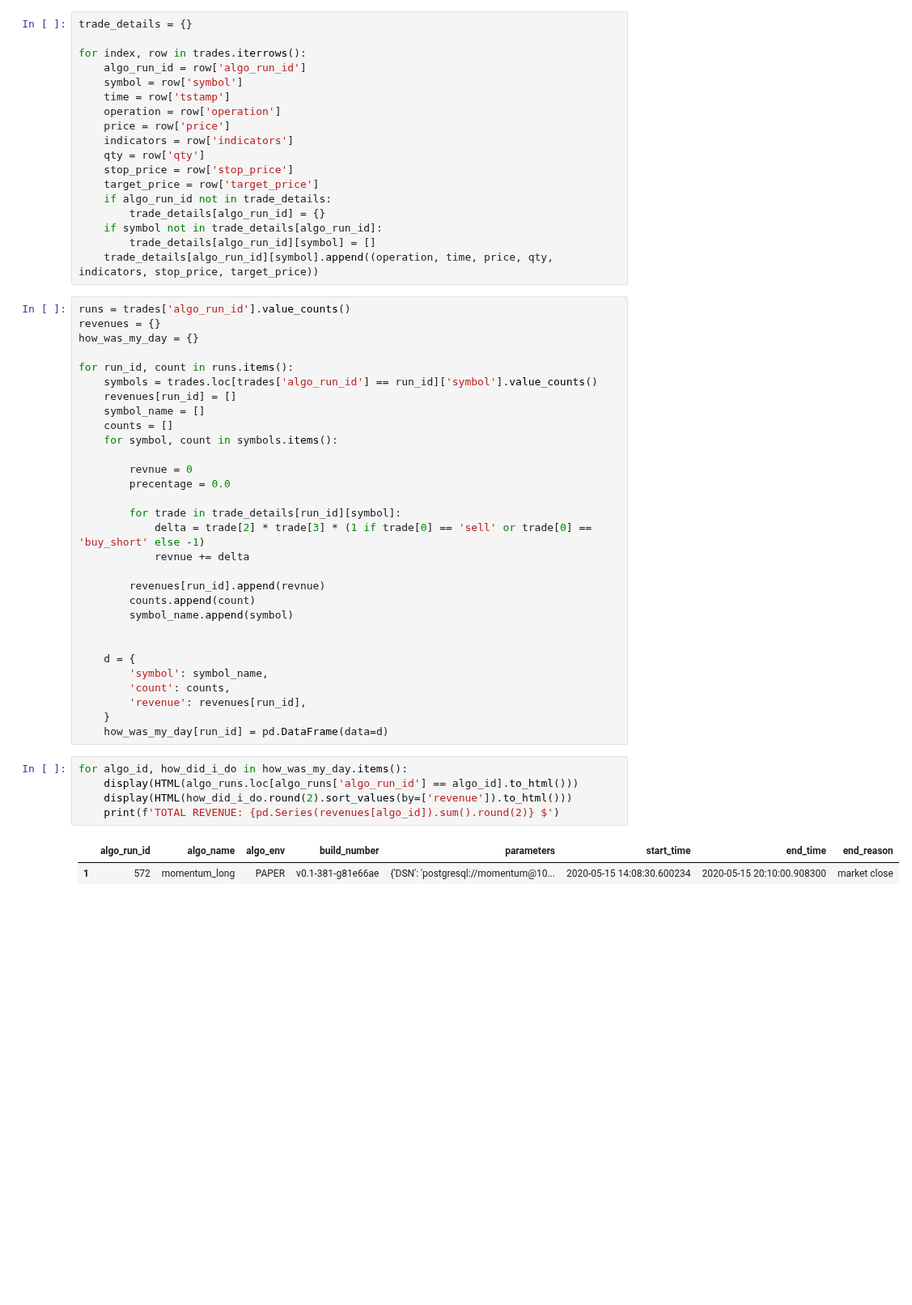
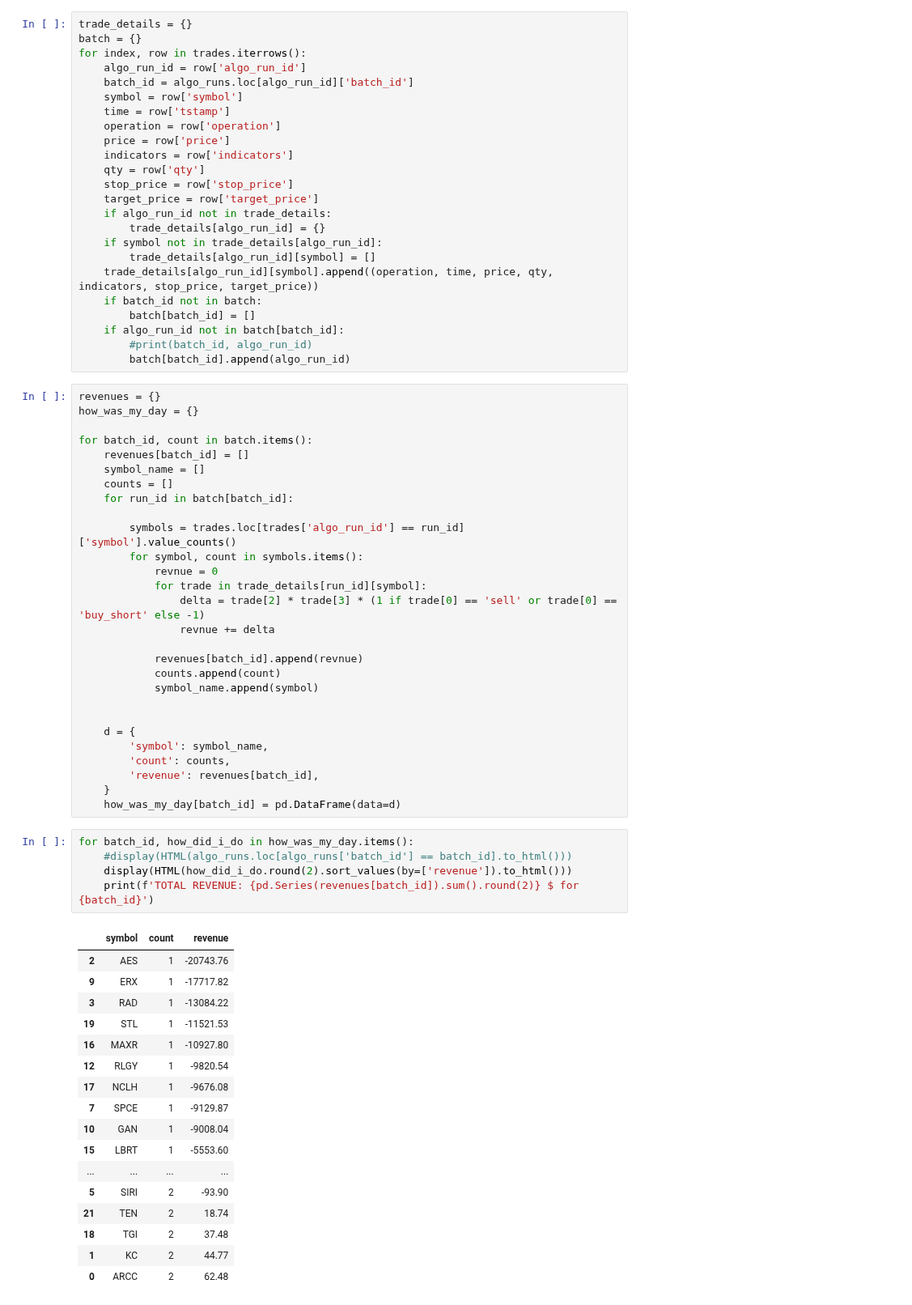
Before and after one commit to amor71/LiuAlgoTrader, a Jupyter notebook: analyis_notebooks/portfolio_performance_analysis.ipynb, the cells around one changed output. Shown at 81% size. Saved outputs shown, nothing was run; the diff lists cells and outputs as text; blank space fills up the shorter version.

```diff
--- a/analyis_notebooks/portfolio_performance_analysis.ipynb
+++ b/analyis_notebooks/portfolio_performance_analysis.ipynb
@@ -56,8 +94,9 @@ trades
 # %%
 trade_details = {}
-
+batch = {}
 for index, row in trades.iterrows():
     algo_run_id = row['algo_run_id']
+    batch_id = algo_runs.loc[algo_run_id]['batch_id']
     symbol = row['symbol']
     time = row['tstamp']
     operation = row['operation']
@@ -71,41 +110,59 @@ for index, row in trades.iterrows():
     if symbol not in trade_details[algo_run_id]:
         trade_details[algo_run_id][symbol] = []
     trade_details[algo_run_id][symbol].append((operation, time, price, qty, indicators, stop_price, target_price))
+    if batch_id not in batch:
+        batch[batch_id] = []
+    if algo_run_id not in batch[batch_id]:
+        #print(batch_id, algo_run_id)
+        batch[batch_id].append(algo_run_id)
 # %%
-runs = trades['algo_run_id'].value_counts()
 revenues = {}
 how_was_my_day = {}
 
-for run_id, count in runs.items():
-    symbols = trades.loc[trades['algo_run_id'] == run_id]['symbol'].value_counts()
-    revenues[run_id] = []
+for batch_id, count in batch.items():
+    revenues[batch_id] = []
     symbol_name = []
     counts = []
-    for symbol, count in symbols.items():
+    for run_id in batch[batch_id]:
 
-        revnue = 0
-        precentage = 0.0
+        symbols = trades.loc[trades['algo_run_id'] == run_id]['symbol'].value_counts()
+        for symbol, count in symbols.items():
+            revnue = 0
+            for trade in trade_details[run_id][symbol]:
+                delta = trade[2] * trade[3] * (1 if trade[0] == 'sell' or trade[0] == 'buy_short' else -1)
+                revnue += delta
 
-        for trade in trade_details[run_id][symbol]:
-            delta = trade[2] * trade[3] * (1 if trade[0] == 'sell' or trade[0] == 'buy_short' else -1)
-            revnue += delta
-
-        revenues[run_id].append(revnue)
-        counts.append(count)
-        symbol_name.append(symbol)
+            revenues[batch_id].append(revnue)
+            counts.append(count)
+            symbol_name.append(symbol)
 
 
     d = {
         'symbol': symbol_name,
         'count': counts,
-        'revenue': revenues[run_id],
+        'revenue': revenues[batch_id],
     }
-    how_was_my_day[run_id] = pd.DataFrame(data=d)
+    how_was_my_day[batch_id] = pd.DataFrame(data=d)
 # %%
-for algo_id, how_did_i_do in how_was_my_day.items():
-    display(HTML(algo_runs.loc[algo_runs['algo_run_id'] == algo_id].to_html()))
+for batch_id, how_did_i_do in how_was_my_day.items():
+    #display(HTML(algo_runs.loc[algo_runs['batch_id'] == batch_id].to_html()))
     display(HTML(how_did_i_do.round(2).sort_values(by=['revenue']).to_html()))
-    print(f'TOTAL REVENUE: {pd.Series(revenues[algo_id]).sum().round(2)} $')
+    print(f'TOTAL REVENUE: {pd.Series(revenues[batch_id]).sum().round(2)} $ for {batch_id}')
 # %% [output]
-|  | algo_run_id | algo_name | algo_env | build_number | parameters | start_time | end_time | end_reason |
-| 1 | 572 | momentum_long | PAPER | v0.1-381-g81e66ae | {'DSN': 'postgresql://momentum@10... | 2020-05-15 14:08:30.600234 | 2020-05-15 20:10:00.908300 | market close |
+|  | symbol | count | revenue |
+| 2 | AES | 1 | -20743.76 |
+| 9 | ERX | 1 | -17717.82 |
+| 3 | RAD | 1 | -13084.22 |
+| 19 | STL | 1 | -11521.53 |
+| 16 | MAXR | 1 | -10927.80 |
+| 12 | RLGY | 1 | -9820.54 |
+| 17 | NCLH | 1 | -9676.08 |
+| 7 | SPCE | 1 | -9129.87 |
+| 10 | GAN | 1 | -9008.04 |
+| 15 | LBRT | 1 | -5553.60 |
+| ... | ... | ... | ... |
+| 5 | SIRI | 2 | -93.90 |
+| 21 | TEN | 2 | 18.74 |
+| 18 | TGI | 2 | 37.48 |
+| 1 | KC | 2 | 44.77 |
+| 0 | ARCC | 2 | 62.48 |
```
Also changed, not shown: parts of 7 cells of this notebook, 1 other file.
